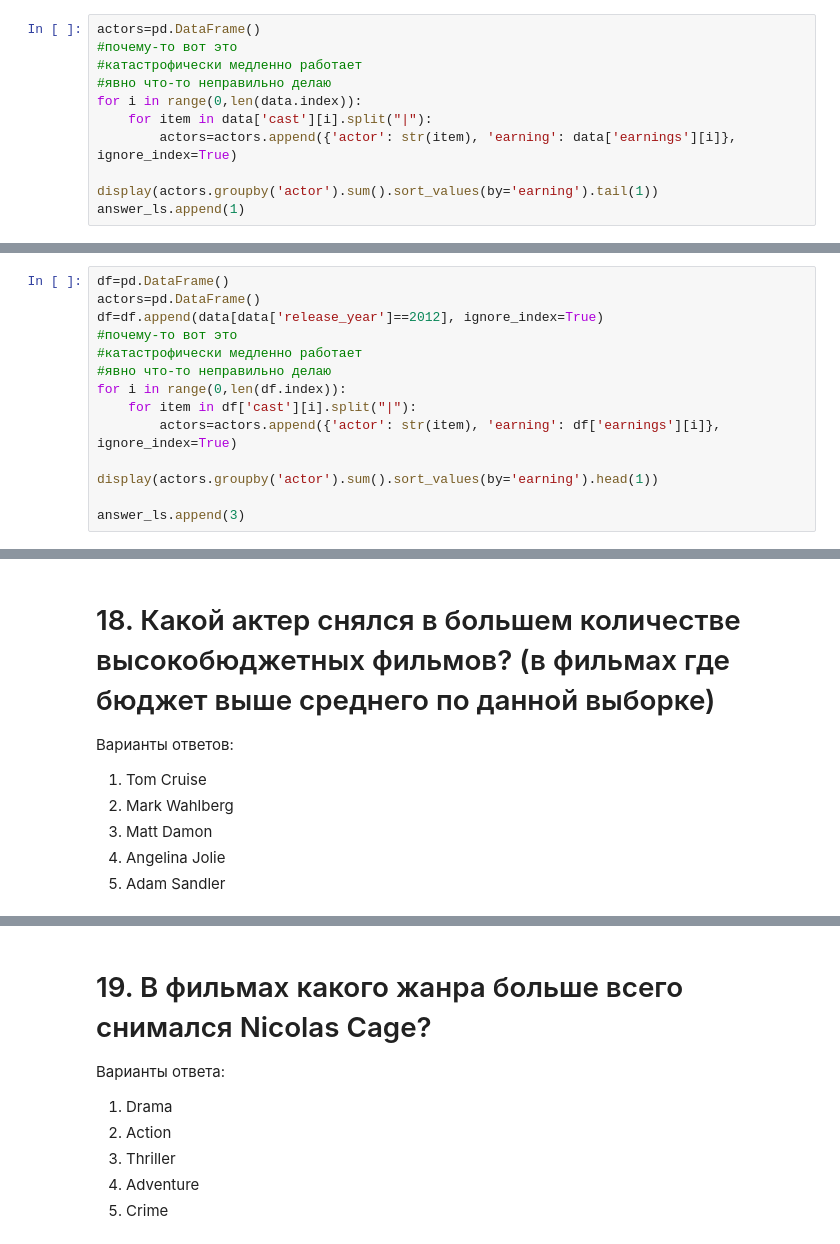
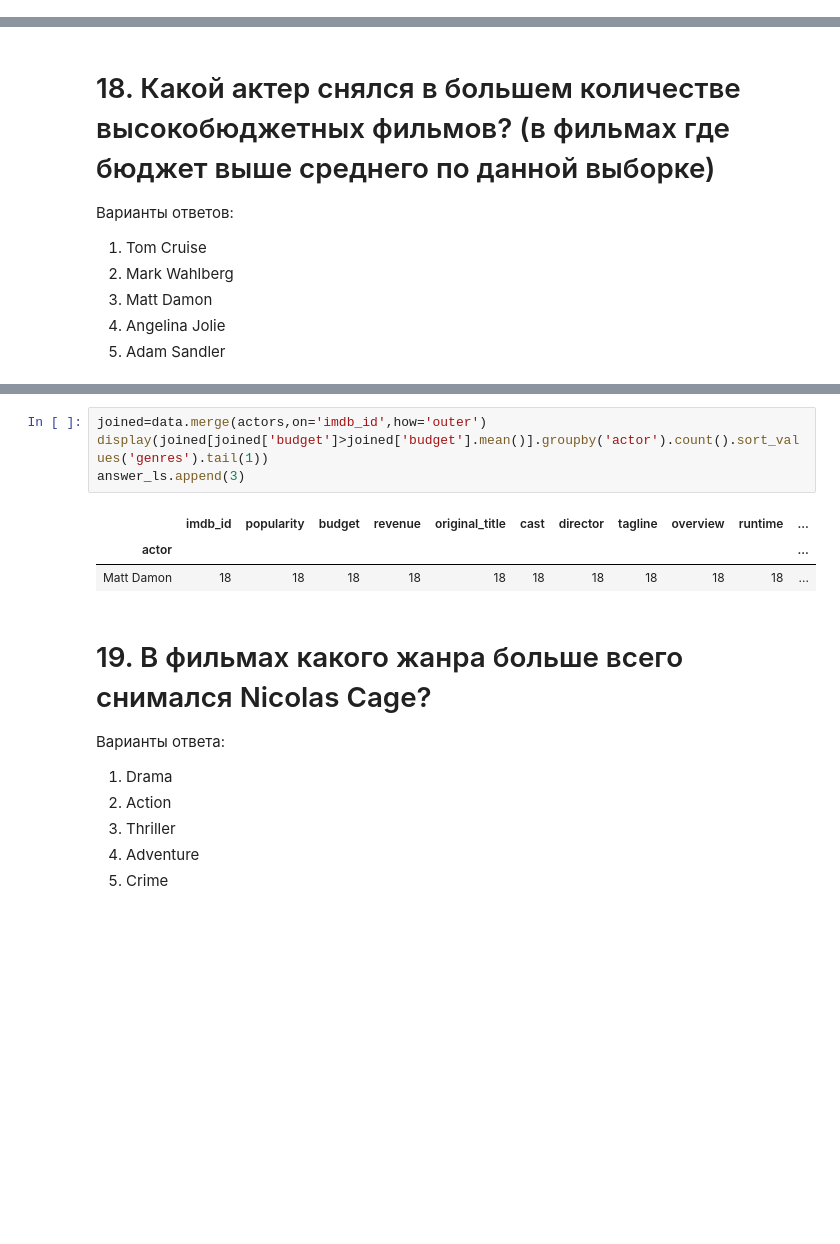
Before and after one commit to nanoflooder/sf_module_1, a Jupyter notebook: [SF-DST] Movies IMBD v3.0.ipynb, the cells around one changed output, grey strips where cells are left out. Cells and saved outputs as stored; diff of their text form; blank space fills up the shorter version.

```diff
--- a/[SF-DST] Movies IMBD v3.0.ipynb
+++ b/[SF-DST] Movies IMBD v3.0.ipynb
@@ -311,14 +279,3 @@ answer_ls.append(5)
 3. Michelle Rodriguez
 4. Orlando Bloom
 5. Rupert Grint
-# %%
-actors=pd.DataFrame()
-#почему-то вот это
-#катастрофически медленно работает
-#явно что-то неправильно делаю
-for i in range(0,len(data.index)):
-    for item in data['cast'][i].split("|"):
-        actors=actors.append({'actor': str(item), 'earning': data['earnings'][i]}, ignore_index=True)
-
-display(actors.groupby('actor').sum().sort_values(by='earning').tail(1))
-answer_ls.append(1)
@@ -334,17 +295,3 @@ answer_ls.append(1)
 3. Kirsten Dunst
 4. Jim Sturgess
 5. Sami Gayle
-# %%
-df=pd.DataFrame()
-actors=pd.DataFrame()
-df=df.append(data[data['release_year']==2012], ignore_index=True)
-#почему-то вот это
-#катастрофически медленно работает
-#явно что-то неправильно делаю
-for i in range(0,len(df.index)):
-    for item in df['cast'][i].split("|"):
-        actors=actors.append({'actor': str(item), 'earning': df['earnings'][i]}, ignore_index=True)
-
-display(actors.groupby('actor').sum().sort_values(by='earning').head(1))
-
-answer_ls.append(3)
@@ -393,3 +314,11 @@ answer_ls.append(3)
+# %%
+joined=data.merge(actors,on='imdb_id',how='outer')
+display(joined[joined['budget']>joined['budget'].mean()].groupby('actor').count().sort_values('genres').tail(1))
+answer_ls.append(3)
+# %% [output]
+|  | imdb_id | popularity | budget | revenue | original_title | cast | director | tagline | overview | runtime | ... |
+| actor |  |  |  |  |  |  |  |  |  |  | ... |
+| Matt Damon | 18 | 18 | 18 | 18 | 18 | 18 | 18 | 18 | 18 | 18 | ... |
 # %% [markdown]
 # 19. В фильмах какого жанра больше всего снимался Nicolas Cage?
 Варианты ответа:
```
Also changed, not shown: parts of 32 cells of this notebook.
